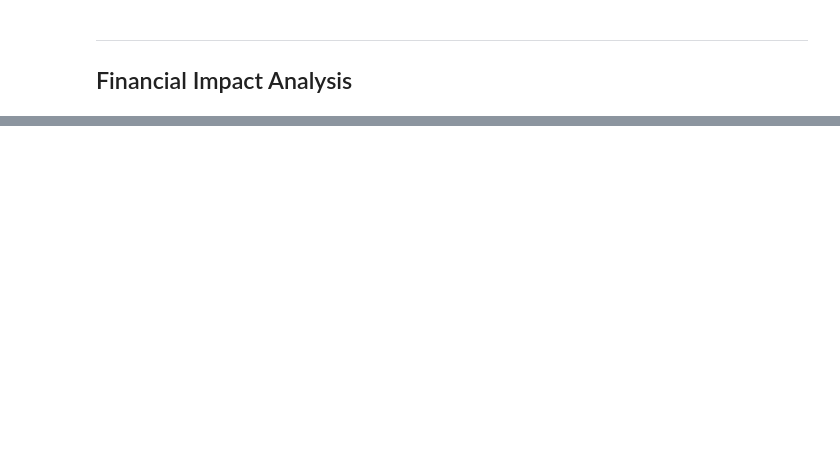
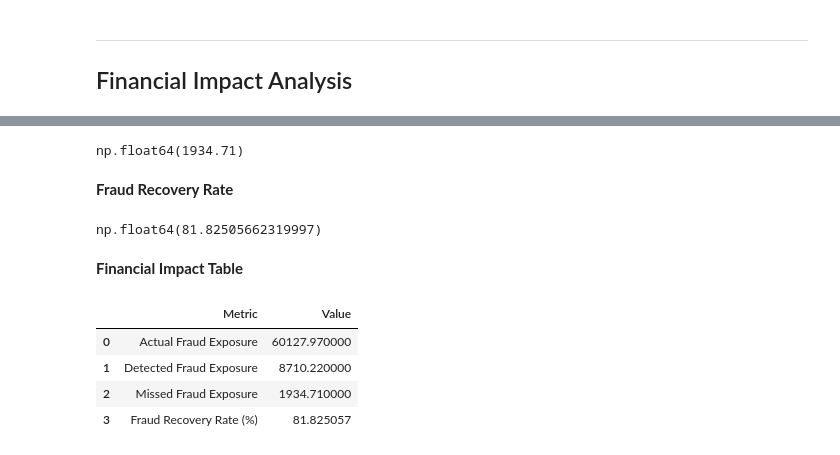
Before and after one commit to KHARCHISalahEddine/data-analysis-portfolio, a Jupyter notebook: projects/securebank-risk-intelligence/notebooks/01_fraud_eda.ipynb, the cells around one changed output, grey strips where cells are left out. Cells and saved outputs as stored; diff of their text form; code cells hidden in the pictures; blank space fills up the shorter version.

```diff
--- a/projects/securebank-risk-intelligence/notebooks/01_fraud_eda.ipynb
+++ b/projects/securebank-risk-intelligence/notebooks/01_fraud_eda.ipynb
@@ -960,0 +1012,56 @@ plt.show()
+# %%
+missed_fraud_amount = (
+    test_transactions.loc[
+        (test_transactions["Actual"] == 1)
+        &
+        (test_transactions["Predicted"] == 0),
+        "Amount"
+    ]
+    .sum()
+)
+
+missed_fraud_amount
+# %% [output]
+np.float64(1934.71)
+# %% [markdown]
+**Fraud Recovery Rate**
+# %%
+fraud_recovery_rate = (
+    detected_fraud_amount
+    /
+    (
+        detected_fraud_amount
+        +
+        missed_fraud_amount
+    )
+) * 100
+# %%
+fraud_recovery_rate
+# %% [output]
+np.float64(81.82505662319997)
+# %% [markdown]
+**Financial Impact Table**
+# %%
+financial_impact = pd.DataFrame({
+    "Metric": [
+        "Actual Fraud Exposure",
+        "Detected Fraud Exposure",
+        "Missed Fraud Exposure",
+        "Fraud Recovery Rate (%)"
+    ],
+
+    "Value": [
+        actual_fraud_loss,
+        detected_fraud_amount,
+        missed_fraud_amount,
+        fraud_recovery_rate
+    ]
+})
+
+financial_impact
+# %% [output]
+|  | Metric | Value |
+| 0 | Actual Fraud Exposure | 60127.970000 |
+| 1 | Detected Fraud Exposure | 8710.220000 |
+| 2 | Missed Fraud Exposure | 1934.710000 |
+| 3 | Fraud Recovery Rate (%) | 81.825057 |
```
Also changed, not shown: parts of 13 cells of this notebook.
